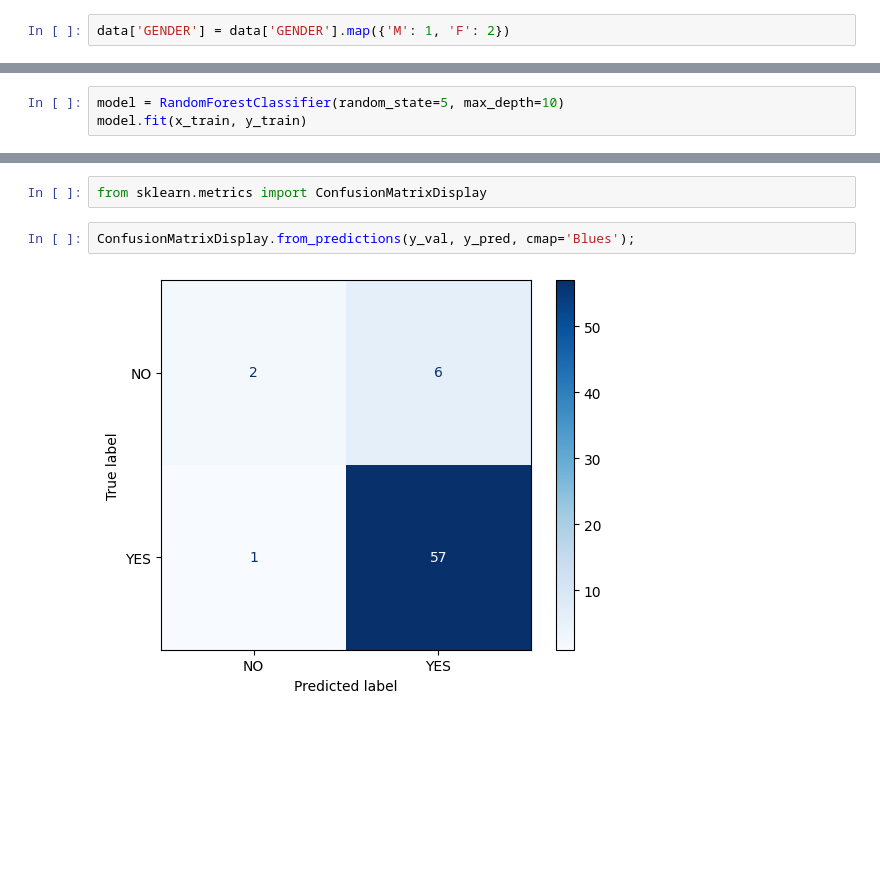
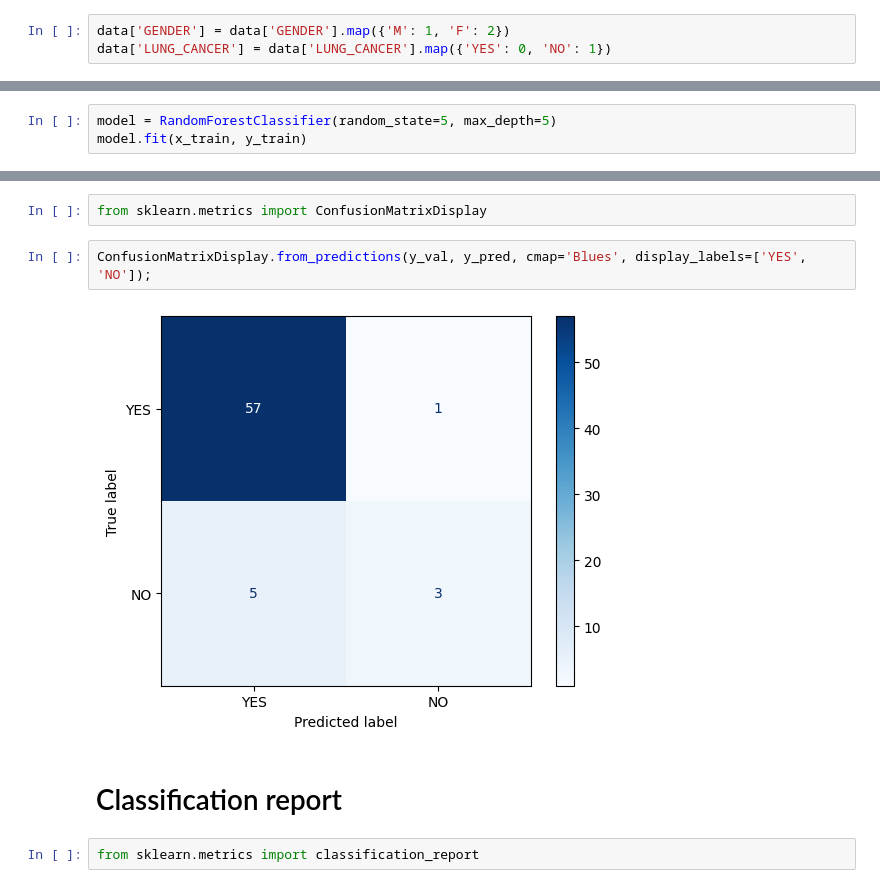
Before and after one commit to gabrielnichio/Validation-Metrics-for-Classifications, a Jupyter notebook: validation_metrics.ipynb, the cells around one changed output, grey strips where cells are left out. Saved outputs shown, nothing was run; the diff lists cells and outputs as text; blank space fills up the shorter version.

```diff
--- a/validation_metrics.ipynb
+++ b/validation_metrics.ipynb
@@ -55,6 +55,7 @@ dtype: int64
 I'm not going to transform the data to apply one-hot-encoding and other stuff because the objective here is to study validation metrics only.
 # %%
 data['GENDER'] = data['GENDER'].map({'M': 1, 'F': 2})
+data['LUNG_CANCER'] = data['LUNG_CANCER'].map({'YES': 0, 'NO': 1})
 # %%
 data.head()
 # %% [output]
@@ -82,6 +83,6 @@ I'll create a simple classification model using random forest.
 # %%
 from sklearn.ensemble import RandomForestClassifier
 # %%
-model = RandomForestClassifier(random_state=5, max_depth=10)
+model = RandomForestClassifier(random_state=5, max_depth=5)
 model.fit(x_train, y_train)
 # %% [output]
@@ -103,6 +108,10 @@ Although is a very good accuracy value, this is not enought. We are talking abou
 # %%
 from sklearn.metrics import ConfusionMatrixDisplay
 # %%
-ConfusionMatrixDisplay.from_predictions(y_val, y_pred, cmap='Blues');
+ConfusionMatrixDisplay.from_predictions(y_val, y_pred, cmap='Blues', display_labels=['YES', 'NO']);
 # %% [output]
-[figure, old version]
+[figure, new version]
+# %% [markdown]
+# Classification report
+# %%
+from sklearn.metrics import classification_report
```
Also changed, not shown: parts of 29 cells of this notebook.
